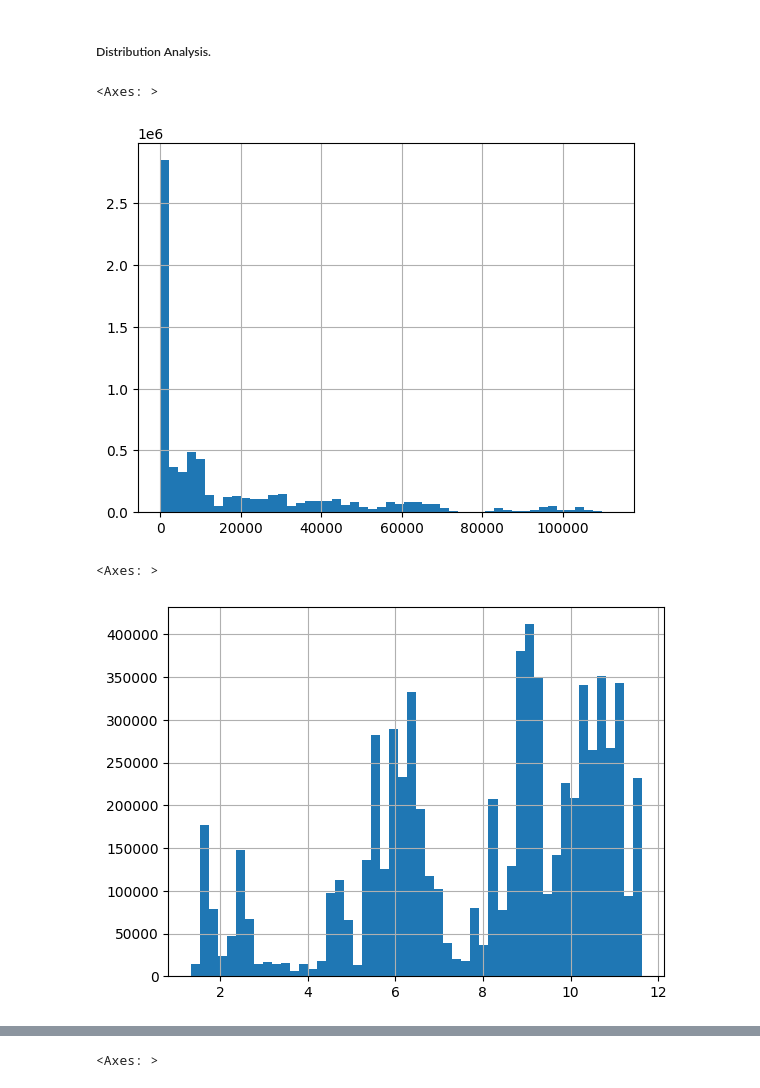
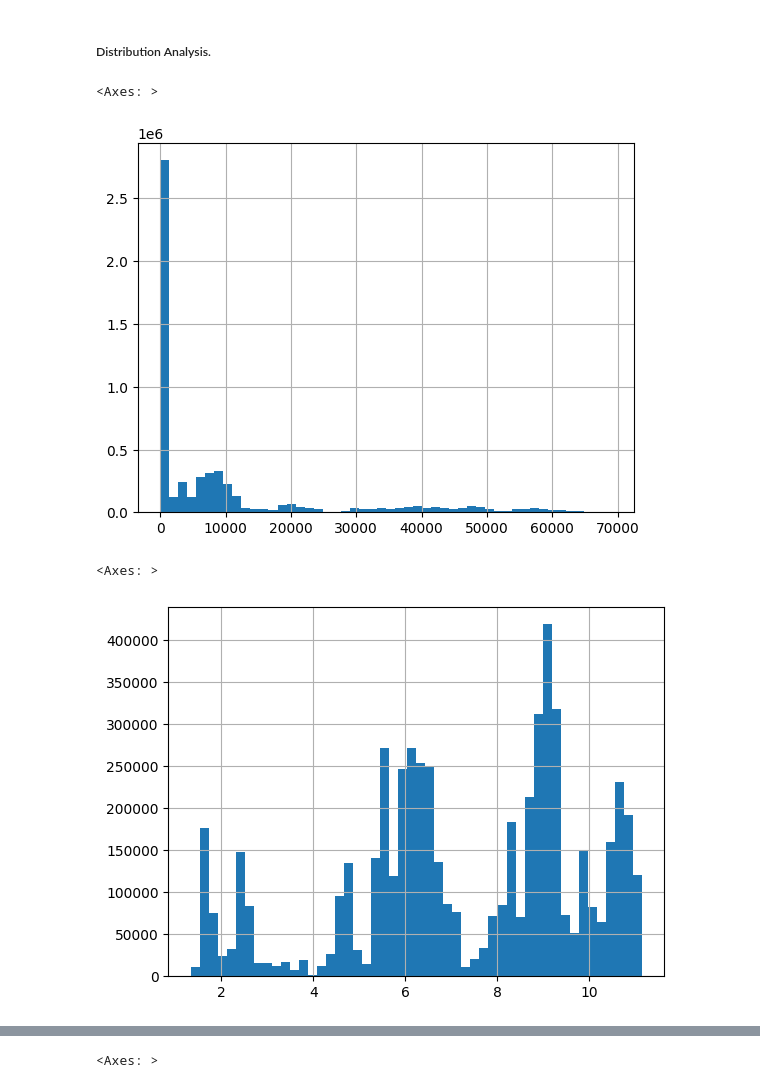
Before and after one commit to elaellet/bitcoin, a Jupyter notebook: notebooks/1_eda.ipynb, the cells around one changed output, grey strips where cells are left out. Cells and saved outputs as stored; diff of their text form; code cells hidden in the pictures.

```diff
--- a/notebooks/1_eda.ipynb
+++ b/notebooks/1_eda.ipynb
@@ -593 +596,3 @@ Name: 2012-01-27 06:59:00, dtype: float64
+# %%
+train_set, valid_set, test_set = split_dataset(bitcoin_cleaned)
 # %%
@@ -627,13 +632,13 @@ bitcoin_cleaned.describe()
 # %% [markdown]
 ##### Distribution Analysis.
 # %%
-bitcoin_cleaned['close'].hist(bins=50)
+train_set['close'].hist(bins=50)
 # %% [output]
 <Axes: >
-[figure, old version]
+[figure, new version]
 # %%
-np.log(bitcoin_cleaned['close']).hist(bins=50)
+np.log(train_set['close']).hist(bins=50)
 # %% [output]
 <Axes: >
-[figure, old version]
+[figure, new version]
 # %%
```
Also changed, not shown: parts of 37 cells of this notebook, 2 other files.
